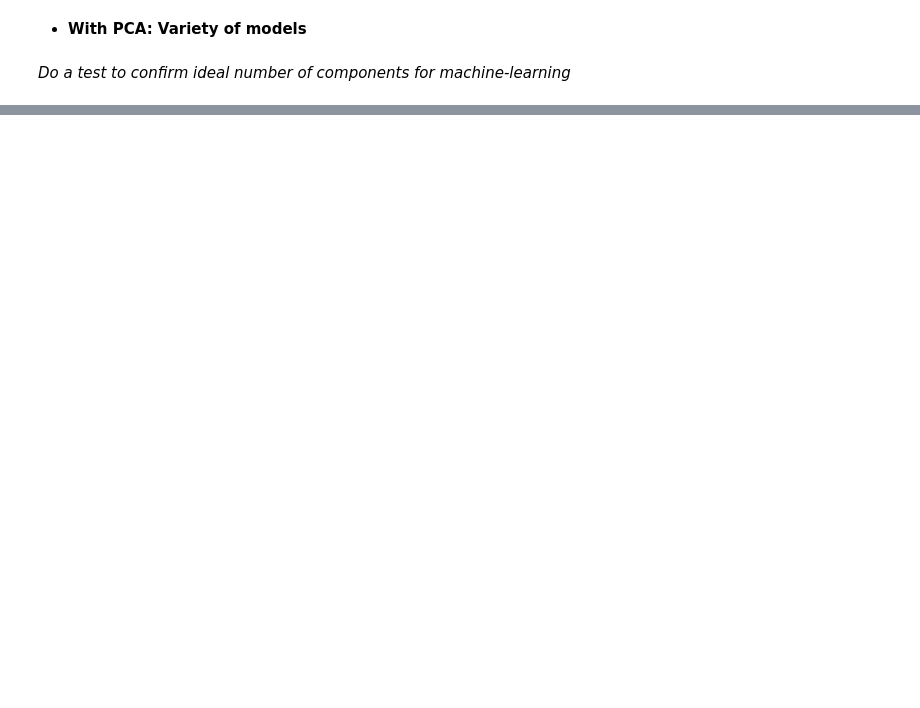
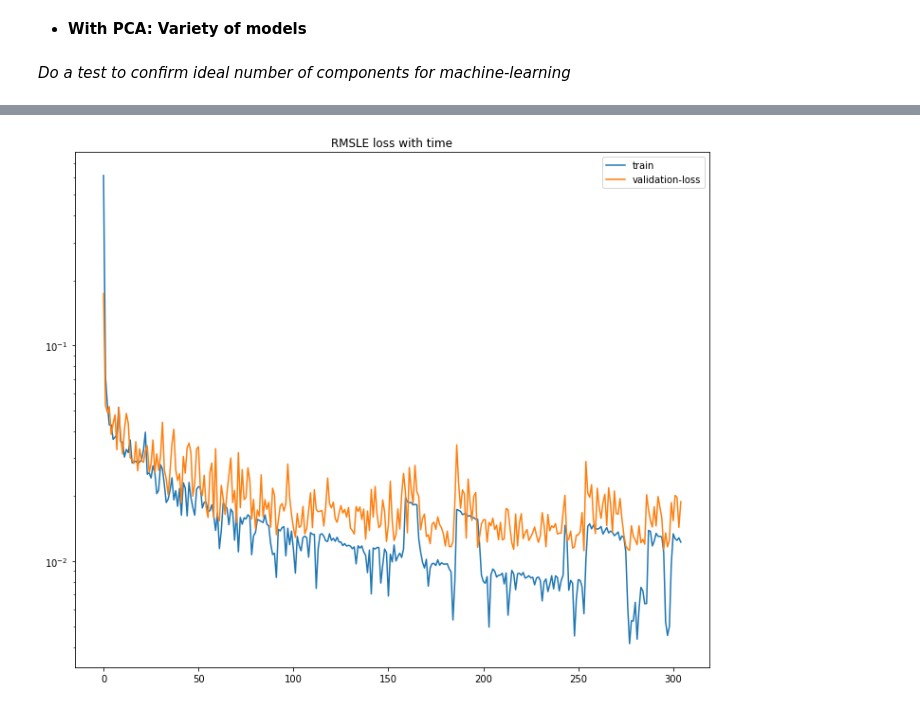
Before and after one commit to j-greggazz/Kaggle, a Jupyter notebook: House_Prices_Regression/notebooks/House_Prices_Regression.ipynb, the cells around one changed output, grey strips where cells are left out. Cells and saved outputs as stored; diff of their text form; code cells hidden in the pictures; blank space fills up the shorter version.

```diff
--- a/House_Prices_Regression/notebooks/House_Prices_Regression.ipynb
+++ b/House_Prices_Regression/notebooks/House_Prices_Regression.ipynb
@@ -2439,0 +2257,2 @@ def checkTargetVarCorrel(df):
+# %%
+nComponents = 65
@@ -2439,0 +2531,11 @@ def checkTargetVarCorrel(df):
+# %%
+df_PCA_one = convertToPCA(train_one, nComponents)
+df_PCA_one = scaleData(df_PCA_one)
+
+bounds_ = {
+        'alpha': (0.0000001,1),
+        }
+
+max_params = optimiseRidge(df_PCA_one, bounds_)
+ridgeModel = Ridge(**max_params['params'])
+newVal = testModel(df = df_PCA_one, n_splits = 10, model = ridgeModel)
@@ -2439,0 +2562,70 @@ def checkTargetVarCorrel(df):
+# %%
+def rmsle_K(y, y0):
+    return keras.backend.sqrt(keras.backend.mean(keras.backend.square(tf.log1p(y) - tf.log1p(y0))))
+# %%
+loadModel = 0
+
+if loadModel:
+    # load json and create model
+    json_file = open('../models/model.json', 'r')
+    loaded_model_json = json_file.read()
+    json_file.close()
+    dp_model = model_from_json(loaded_model_json)
+    # load weights into new model
+    dp_model.load_weights("../models/model.h5")
+    print("Loaded model from disk")
+
+else:
+    #create model
+    dp_model = Sequential()
+
+    #scale data
+    df_PCA_one = convertToPCA(train_one, nComponents)
+    df_PCA_one = scaleData(df_PCA_one)
+    X = df_PCA_one.drop(['SalePrice'], axis = 1)
+    y = df_PCA_one.drop(df_PCA_one.columns.difference(['SalePrice']), axis = 1)
+    X_train, X_test, y_train, y_test = train_test_split(X, y, test_size=0.2, random_state=42)
+
+
+    #get number of columns in training data
+    n_cols = X_train.shape[1]
+
+    #add model layers
+    dp_model.add(Dense(300, activation='relu', input_shape=(n_cols,)))
+    dp_model.add(Dense(300, activation='relu'))
+    dp_model.add(Dense(300, activation='relu'))
+    dp_model.add(Dense(300, activation='relu'))
+    dp_model.add(Dense(300, activation='relu'))
+
+    dp_model.add(Dense(1))
+
+    #compile model using mse as a measure of model performance
+    #opt=tf.keras.optimizers.Adadelta(learning_rate=0.1, rho=0.01, epsilon=1e-07)
+
+    dp_model.compile(optimizer='adam', loss=rmsle_K)
+
+    # #set early stopping monitor so the model stops training when it won't improve anymore
+    early_stopping_monitor = EarlyStopping(min_delta=0.01,patience=250)
+
+    #train model
+    dp_model.fit(X_train, y_train, validation_split=0.3, epochs=2000, callbacks=[early_stopping_monitor])
+
+
+    # serialize model to JSON
+    model_json = dp_model.to_json()
+    with open("../models/model.json", "w") as json_file:
+        json_file.write(model_json)
+    # serialize weights to HDF5
+    dp_model.save_weights("../models/model.h5")
+    print("Saved model to disk")
+
+dp_pred = dp_model.predict(X_test)
+print('RMSLE score of {:.5f}'. format(rmsle(y_test,dp_pred.ravel())))
+
+plt.figure(figsize=(12,10))
+plt.plot(dp_model.history.history['loss'], label='train')
+plt.plot(dp_model.history.history['val_loss'], label='validation-loss')
+plt.legend()
+plt.yscale('log')
+plt.title('RMSLE loss with time');
+# %% [output]
@@ -2439,0 +2649 @@ def checkTargetVarCorrel(df):
+[figure, added]
```
Also changed, not shown: parts of 79 cells of this notebook, 2 other files.
